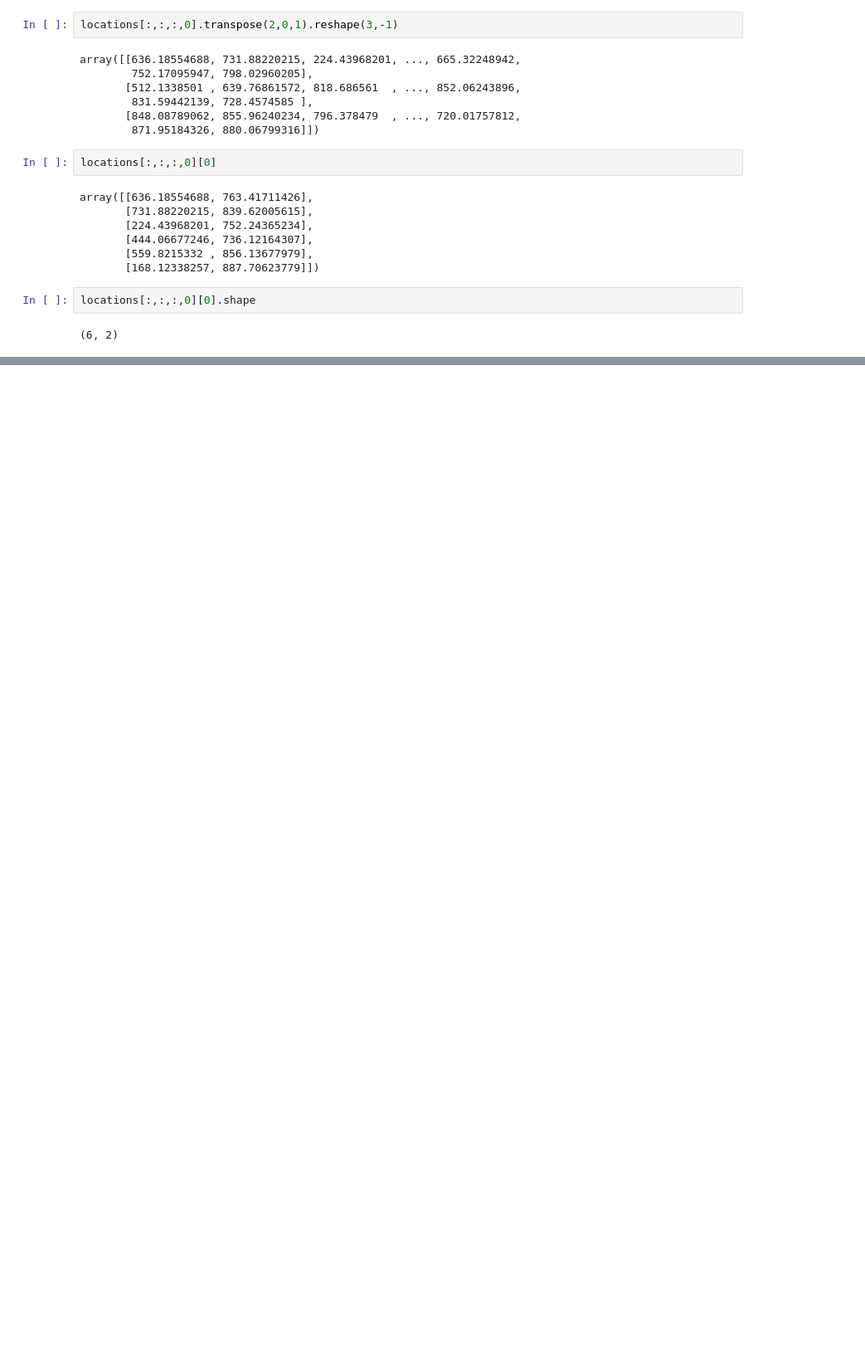
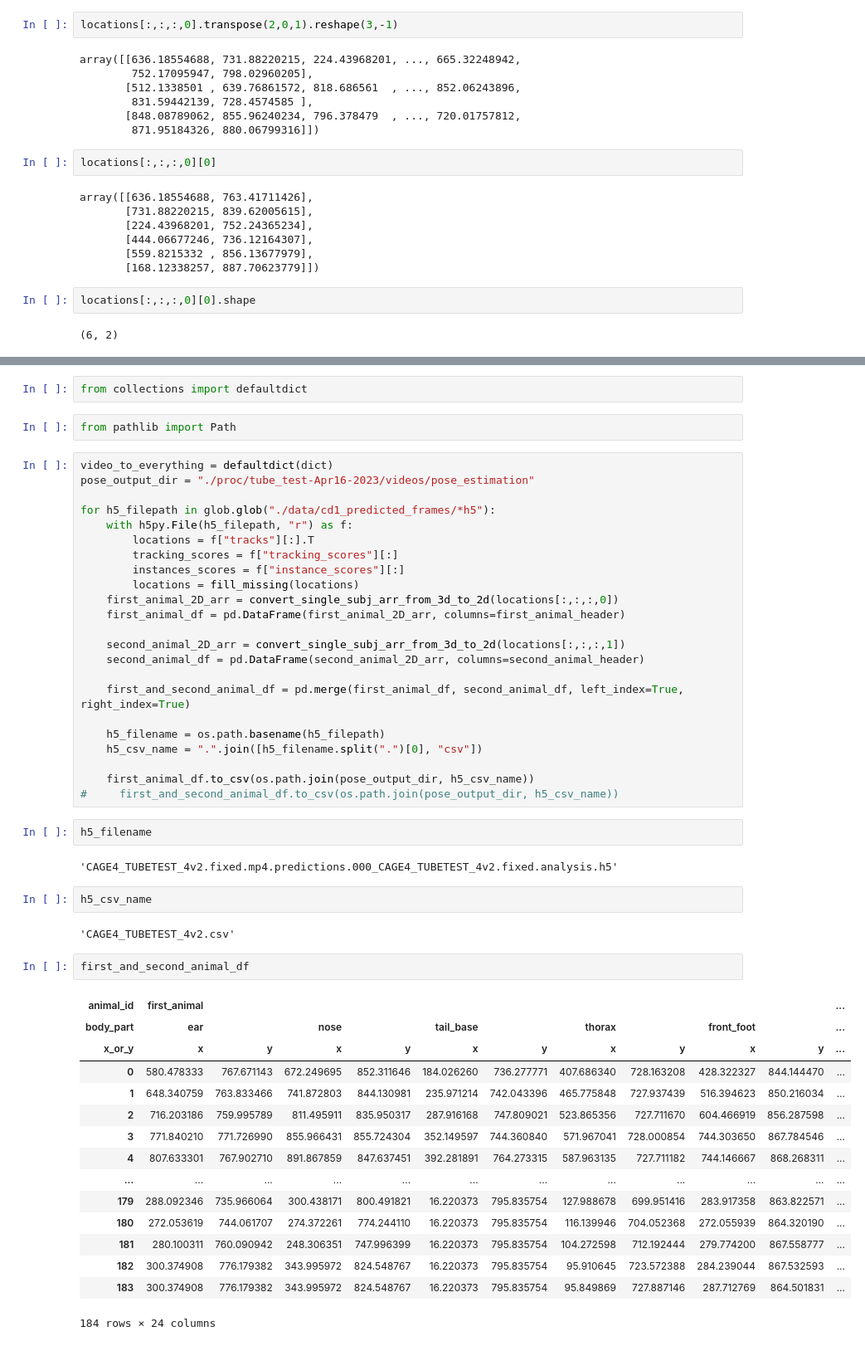
Before and after one commit to padillacoreanolab/dominance_strain_comparison, a Jupyter notebook: results/2023_03_09_tube_test_sleap_analysis/h5_to_csv.ipynb, the cells around one changed output, grey strips where cells are left out. Shown at 83% size. Drawn from its saved outputs; the diff is of its cells as text; blank space fills up the shorter version.

```diff
--- a/results/2023_03_09_tube_test_sleap_analysis/h5_to_csv.ipynb
+++ b/results/2023_03_09_tube_test_sleap_analysis/h5_to_csv.ipynb
@@ -444,0 +557,53 @@ pd.DataFrame(animal_1_array, columns=header)
+# %%
+from collections import defaultdict
+# %%
+from pathlib import Path
+# %%
+video_to_everything = defaultdict(dict)
+pose_output_dir = "./proc/tube_test-Apr16-2023/videos/pose_estimation"
+
+for h5_filepath in glob.glob("./data/cd1_predicted_frames/*h5"):
+    with h5py.File(h5_filepath, "r") as f:
+        locations = f["tracks"][:].T
+        tracking_scores = f["tracking_scores"][:]
+        instances_scores = f["instance_scores"][:]
+        locations = fill_missing(locations)
+    first_animal_2D_arr = convert_single_subj_arr_from_3d_to_2d(locations[:,:,:,0])
+    first_animal_df = pd.DataFrame(first_animal_2D_arr, columns=first_animal_header)
+
+    second_animal_2D_arr = convert_single_subj_arr_from_3d_to_2d(locations[:,:,:,1])
+    second_animal_df = pd.DataFrame(second_animal_2D_arr, columns=second_animal_header)
+
+    first_and_second_animal_df = pd.merge(first_animal_df, second_animal_df, left_index=True, right_index=True)
+
+    h5_filename = os.path.basename(h5_filepath)
+    h5_csv_name = ".".join([h5_filename.split(".")[0], "csv"])
+
+    first_animal_df.to_csv(os.path.join(pose_output_dir, h5_csv_name))
+#     first_and_second_animal_df.to_csv(os.path.join(pose_output_dir, h5_csv_name))
+# %%
+h5_filename
+# %% [output]
+'CAGE4_TUBETEST_4v2.fixed.mp4.predictions.000_CAGE4_TUBETEST_4v2.fixed.analysis.h5'
+# %%
+h5_csv_name
+# %% [output]
+'CAGE4_TUBETEST_4v2.csv'
+# %%
+first_and_second_animal_df
+# %% [output]
+| animal_id | first_animal |  |  |  |  |  |  |  |  |  | ... |
+| body_part | ear |  | nose |  | tail_base |  | thorax |  | front_foot |  | ... |
+| x_or_y | x | y | x | y | x | y | x | y | x | y | ... |
+| 0 | 580.478333 | 767.671143 | 672.249695 | 852.311646 | 184.026260 | 736.277771 | 407.686340 | 728.163208 | 428.322327 | 844.144470 | ... |
+| 1 | 648.340759 | 763.833466 | 741.872803 | 844.130981 | 235.971214 | 742.043396 | 465.775848 | 727.937439 | 516.394623 | 850.216034 | ... |
+| 2 | 716.203186 | 759.995789 | 811.495911 | 835.950317 | 287.916168 | 747.809021 | 523.865356 | 727.711670 | 604.466919 | 856.287598 | ... |
+| 3 | 771.840210 | 771.726990 | 855.966431 | 855.724304 | 352.149597 | 744.360840 | 571.967041 | 728.000854 | 744.303650 | 867.784546 | ... |
+| 4 | 807.633301 | 767.902710 | 891.867859 | 847.637451 | 392.281891 | 764.273315 | 587.963135 | 727.711182 | 744.146667 | 868.268311 | ... |
+| ... | ... | ... | ... | ... | ... | ... | ... | ... | ... | ... | ... |
+| 179 | 288.092346 | 735.966064 | 300.438171 | 800.491821 | 16.220373 | 795.835754 | 127.988678 | 699.951416 | 283.917358 | 863.822571 | ... |
+| 180 | 272.053619 | 744.061707 | 274.372261 | 774.244110 | 16.220373 | 795.835754 | 116.139946 | 704.052368 | 272.055939 | 864.320190 | ... |
+| 181 | 280.100311 | 760.090942 | 248.306351 | 747.996399 | 16.220373 | 795.835754 | 104.272598 | 712.192444 | 279.774200 | 867.558777 | ... |
+| 182 | 300.374908 | 776.179382 | 343.995972 | 824.548767 | 16.220373 | 795.835754 | 95.910645 | 723.572388 | 284.239044 | 867.532593 | ... |
+| 183 | 300.374908 | 776.179382 | 343.995972 | 824.548767 | 16.220373 | 795.835754 | 95.849869 | 727.887146 | 287.712769 | 864.501831 | ... |
+184 rows × 24 columns
```
Also changed, not shown: parts of 43 cells of this notebook.
